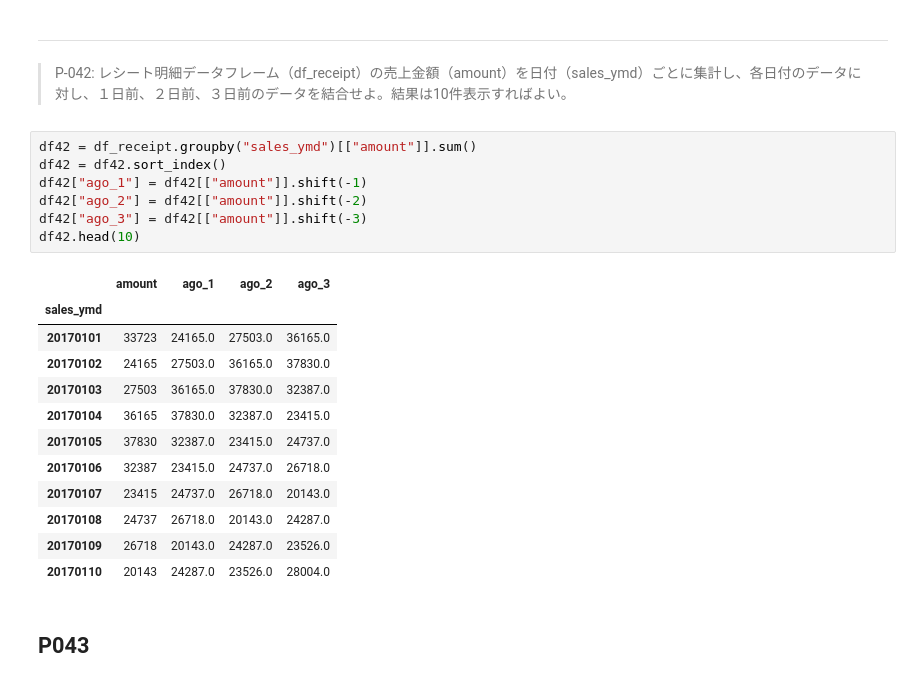
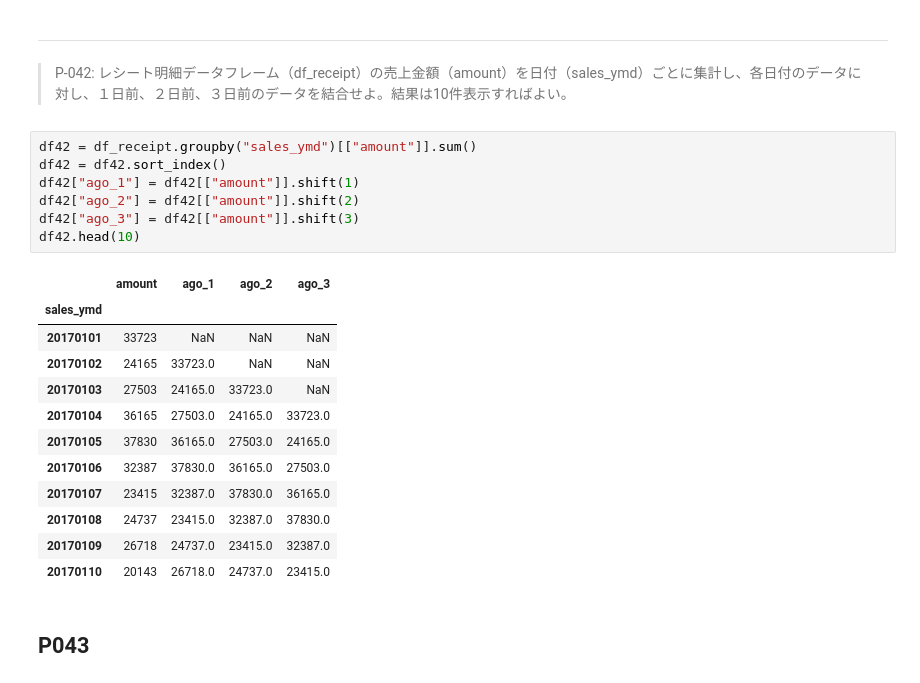
Before and after one commit to okusama27/koan, a Jupyter notebook: 100knock/submit/kame-chan/100_knock_Python(kame-chan).ipynb, the cells around one changed output. Cells and saved outputs as stored; diff of their text form.

```diff
--- a/100knock/submit/kame-chan/100_knock_Python(kame-chan).ipynb
+++ b/100knock/submit/kame-chan/100_knock_Python(kame-chan).ipynb
@@ -1017,23 +1020,23 @@ df41.head(10)
 # %%
 df42 = df_receipt.groupby("sales_ymd")[["amount"]].sum()
 df42 = df42.sort_index()
-df42["ago_1"] = df42[["amount"]].shift(-1)
-df42["ago_2"] = df42[["amount"]].shift(-2)
-df42["ago_3"] = df42[["amount"]].shift(-3)
+df42["ago_1"] = df42[["amount"]].shift(1)
+df42["ago_2"] = df42[["amount"]].shift(2)
+df42["ago_3"] = df42[["amount"]].shift(3)
 df42.head(10)
 # %% [output]
 |  | amount | ago_1 | ago_2 | ago_3 |
 | sales_ymd |  |  |  |  |
-| 20170101 | 33723 | 24165.0 | 27503.0 | 36165.0 |
-| 20170102 | 24165 | 27503.0 | 36165.0 | 37830.0 |
-| 20170103 | 27503 | 36165.0 | 37830.0 | 32387.0 |
-| 20170104 | 36165 | 37830.0 | 32387.0 | 23415.0 |
-| 20170105 | 37830 | 32387.0 | 23415.0 | 24737.0 |
-| 20170106 | 32387 | 23415.0 | 24737.0 | 26718.0 |
-| 20170107 | 23415 | 24737.0 | 26718.0 | 20143.0 |
-| 20170108 | 24737 | 26718.0 | 20143.0 | 24287.0 |
-| 20170109 | 26718 | 20143.0 | 24287.0 | 23526.0 |
-| 20170110 | 20143 | 24287.0 | 23526.0 | 28004.0 |
+| 20170101 | 33723 | NaN | NaN | NaN |
+| 20170102 | 24165 | 33723.0 | NaN | NaN |
+| 20170103 | 27503 | 24165.0 | 33723.0 | NaN |
+| 20170104 | 36165 | 27503.0 | 24165.0 | 33723.0 |
+| 20170105 | 37830 | 36165.0 | 27503.0 | 24165.0 |
+| 20170106 | 32387 | 37830.0 | 36165.0 | 27503.0 |
+| 20170107 | 23415 | 32387.0 | 37830.0 | 36165.0 |
+| 20170108 | 24737 | 23415.0 | 32387.0 | 37830.0 |
+| 20170109 | 26718 | 24737.0 | 23415.0 | 32387.0 |
+| 20170110 | 20143 | 26718.0 | 24737.0 | 23415.0 |
 # %% [markdown]
 ## P043
 # %% [markdown]
```
Also changed, not shown: parts of 7 cells of this notebook.
